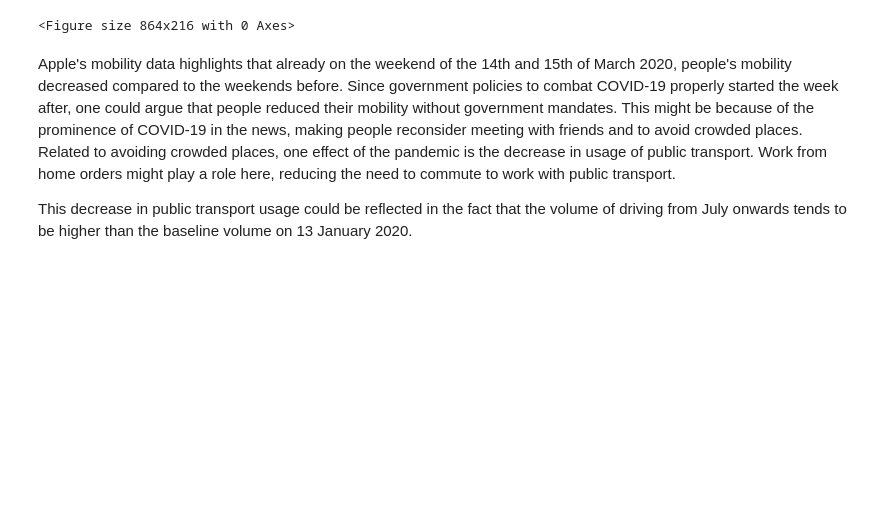
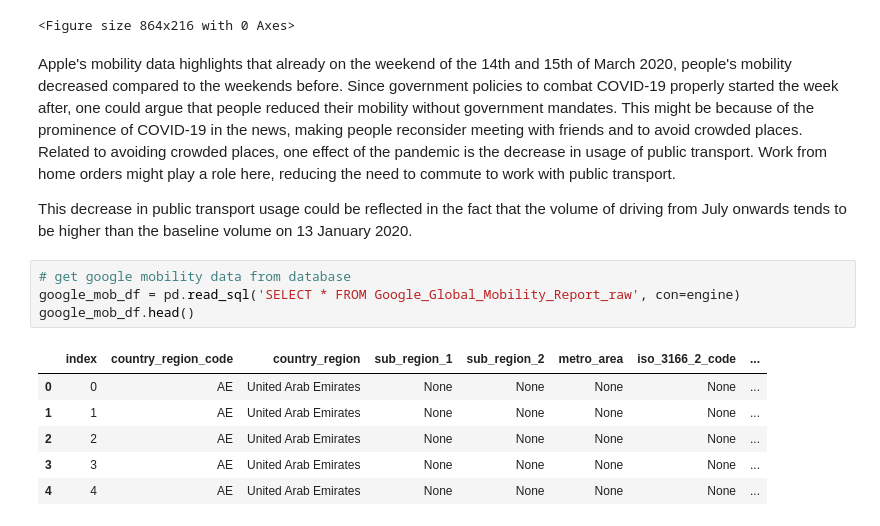
Before and after one commit to zuzanakovacsova/Big-Data-Challenge-Team-A, a Jupyter notebook: Nina_upload.ipynb, the cells around one changed output. Drawn from its saved outputs; the diff is of its cells as text; blank space fills up the shorter version.

```diff
--- a/Nina_upload.ipynb
+++ b/Nina_upload.ipynb
@@ -281,3 +282,14 @@ plt.show()
 Apple's mobility data highlights that already on the weekend of the 14th and 15th of March 2020, people's mobility decreased compared to the weekends before. Since government policies to combat COVID-19 properly started the week after, one could argue that people reduced their mobility without government mandates. This might be because of the prominence of COVID-19 in the news, making people reconsider meeting with friends and to avoid crowded places. Related to avoiding crowded places, one effect of the pandemic is the decrease in usage of public transport. Work from home orders might play a role here, reducing the need to commute to work with public transport.
 
 This decrease in public transport usage could be reflected in the fact that the volume of driving from July onwards tends to be higher than the baseline volume on 13 January 2020.
+# %%
+# get google mobility data from database
+google_mob_df = pd.read_sql('SELECT * FROM Google_Global_Mobility_Report_raw', con=engine)
+google_mob_df.head()
+# %% [output]
+|  | index | country_region_code | country_region | sub_region_1 | sub_region_2 | metro_area | iso_3166_2_code | ... |
+| 0 | 0 | AE | United Arab Emirates | None | None | None | None | ... |
+| 1 | 1 | AE | United Arab Emirates | None | None | None | None | ... |
+| 2 | 2 | AE | United Arab Emirates | None | None | None | None | ... |
+| 3 | 3 | AE | United Arab Emirates | None | None | None | None | ... |
+| 4 | 4 | AE | United Arab Emirates | None | None | None | None | ... |
```
Also changed, not shown: parts of 4 cells of this notebook.
